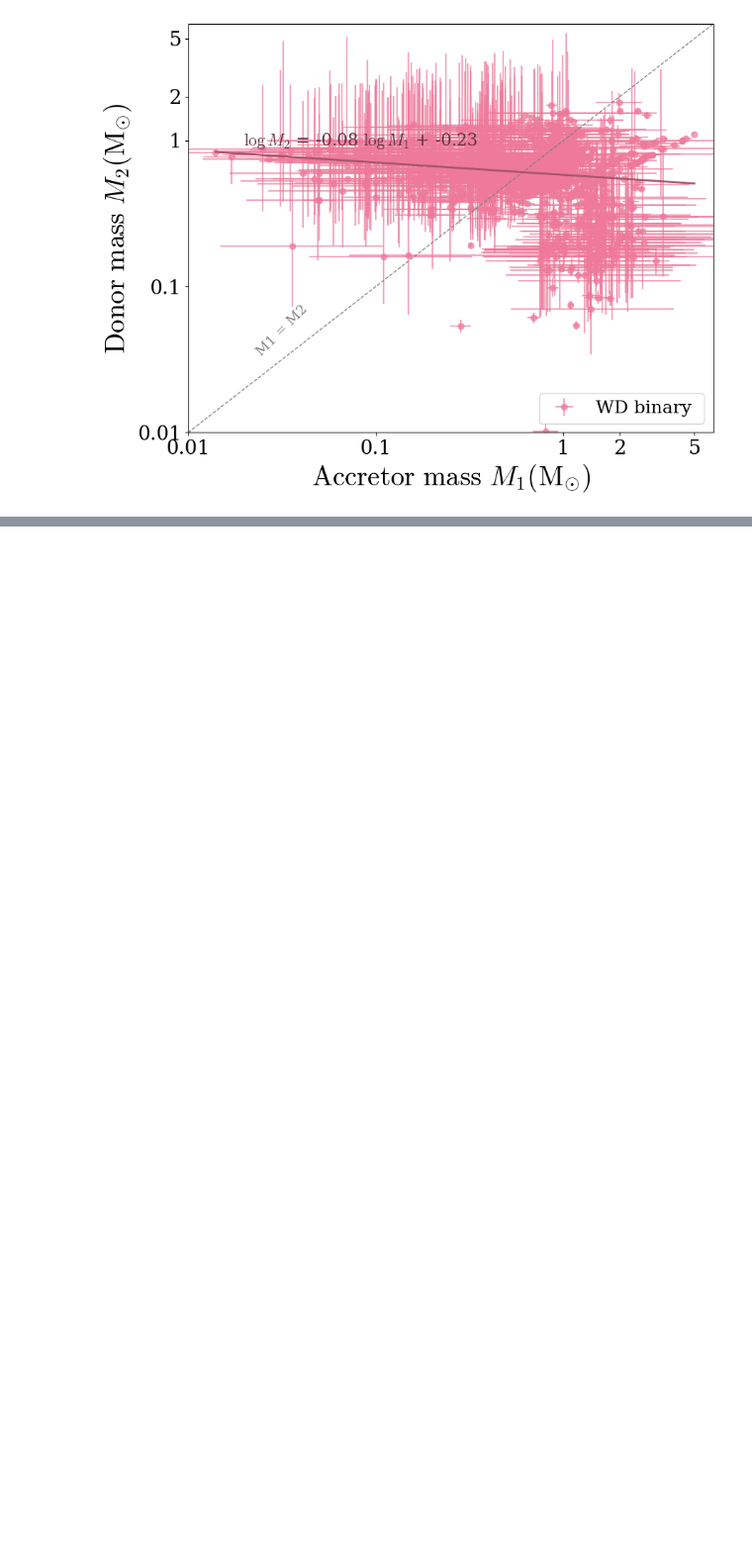
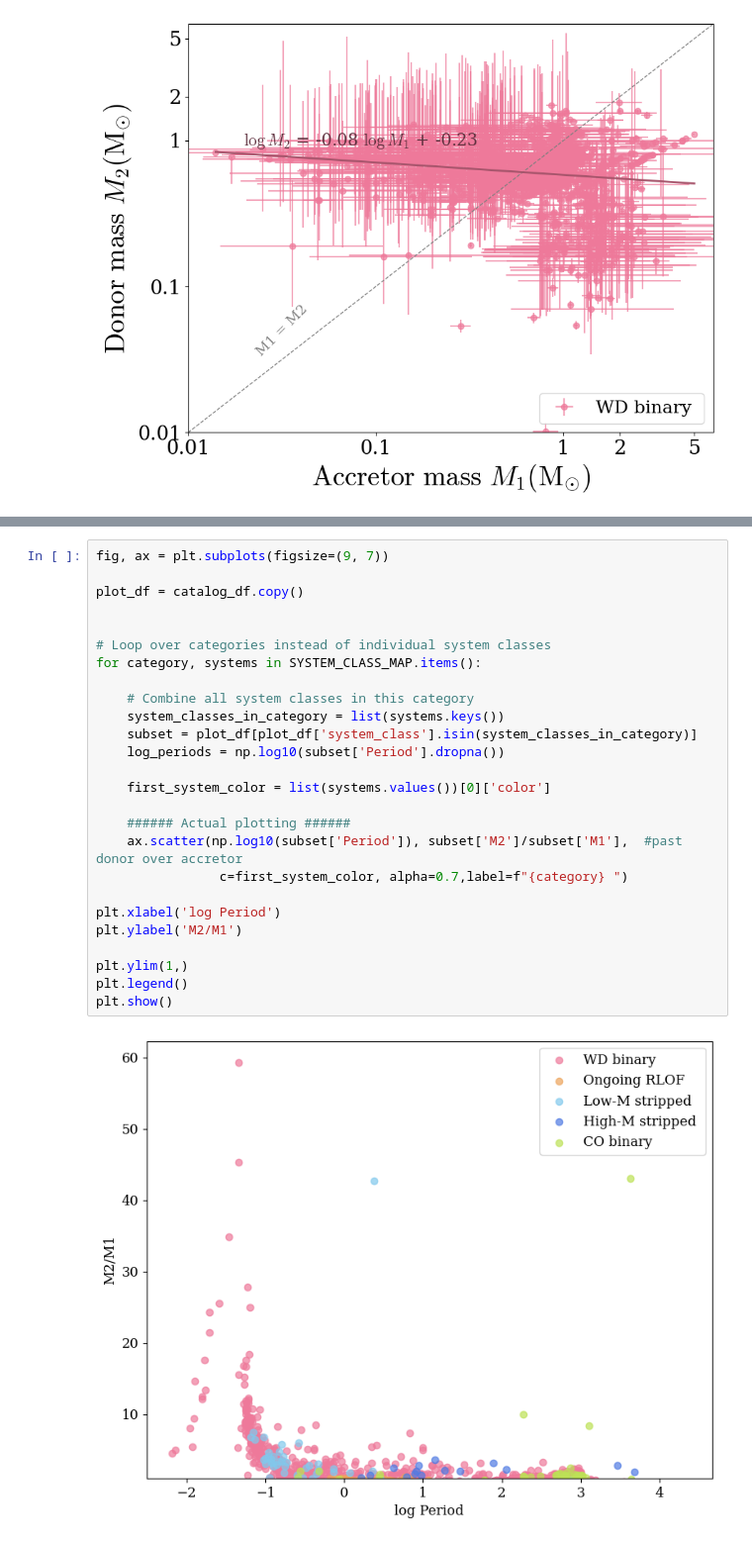
Before and after one commit to binary-observations/post_mt_catalog, a Jupyter notebook: code/data_analysis/M1_M2_analysis.ipynb, the cells around one changed output, grey strips where cells are left out. Shown at 99% size. Cells and saved outputs as stored; diff of their text form; blank space fills up the shorter version.

```diff
--- a/code/data_analysis/M1_M2_analysis.ipynb
+++ b/code/data_analysis/M1_M2_analysis.ipynb
@@ -364,0 +399,28 @@ WD binary:
+# %%
+fig, ax = plt.subplots(figsize=(9, 7))
+
+plot_df = catalog_df.copy()
+
+
+# Loop over categories instead of individual system classes
+for category, systems in SYSTEM_CLASS_MAP.items():
+
+    # Combine all system classes in this category
+    system_classes_in_category = list(systems.keys())
+    subset = plot_df[plot_df['system_class'].isin(system_classes_in_category)]
+    log_periods = np.log10(subset['Period'].dropna())
+
+    first_system_color = list(systems.values())[0]['color']
+
+    ###### Actual plotting ######
+    ax.scatter(np.log10(subset['Period']), subset['M2']/subset['M1'],  #past donor over accretor
+                c=first_system_color, alpha=0.7,label=f"{category} ")
+
+plt.xlabel('log Period')
+plt.ylabel('M2/M1')
+
+plt.ylim(1,)
+plt.legend()
+plt.show()
+# %% [output]
+[figure, added]
```
Also changed, not shown: parts of 1 cell of this notebook, 5 other files.
